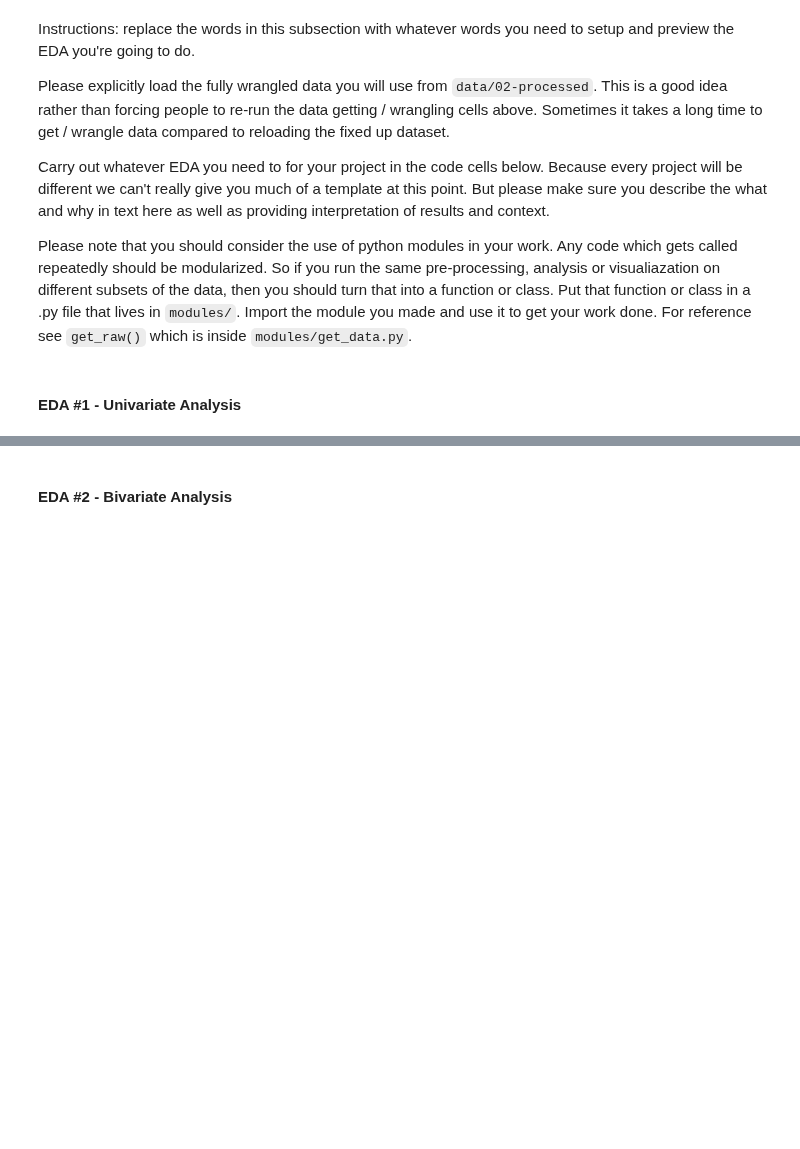
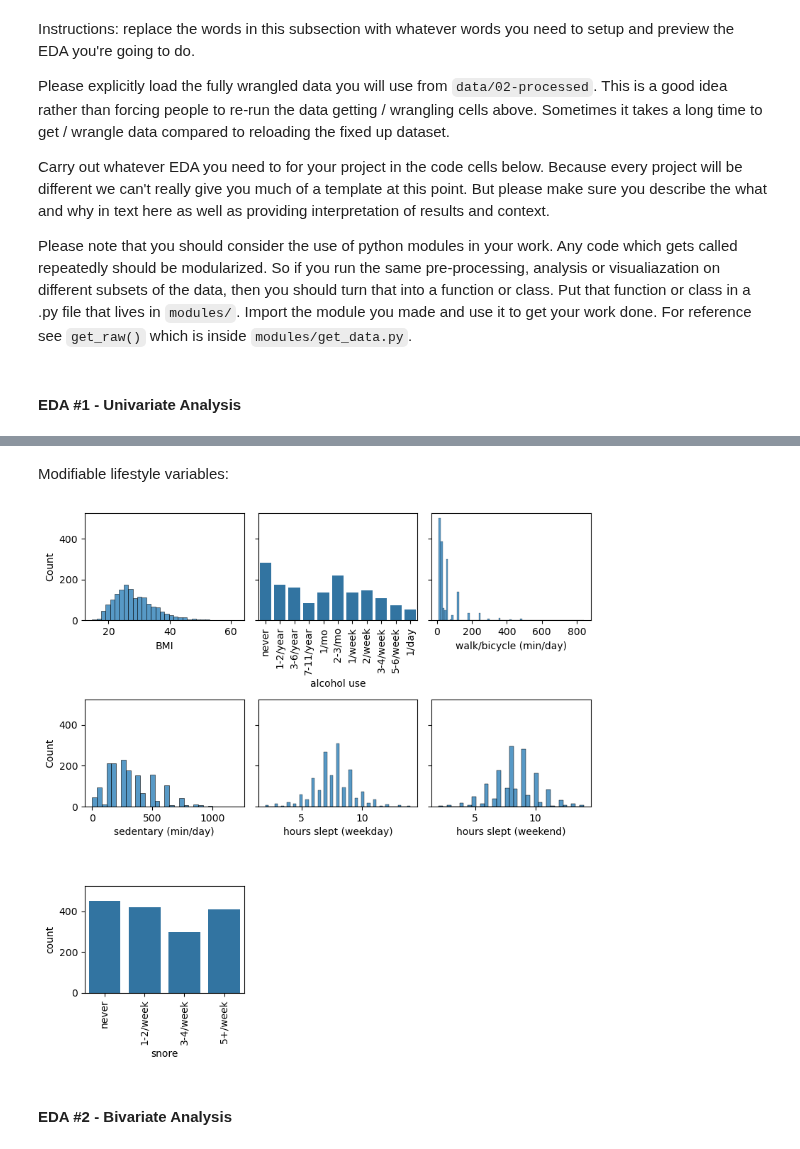
Before and after one commit to COGS108/Group092_WI26, a Jupyter notebook: 02-EDACheckpoint.ipynb, the cells around one changed output, grey strips where cells are left out. Saved outputs shown, nothing was run; the diff lists cells and outputs as text; code cells hidden in the pictures; blank space fills up the shorter version.

```diff
--- a/02-EDACheckpoint.ipynb
+++ b/02-EDACheckpoint.ipynb
@@ -304,3 +358,34 @@ Some more words and stuff.  Remember notebooks work best if you interleave the c
+# %% [markdown]
+Modifiable lifestyle variables:
+# %%
+# 3 rows and 3 columns, 8x8 inches, share same y-axis scale
+fig, ax = plt.subplots(nrows = 3, ncols = 3, figsize = (8, 8), sharey = True)
+
+# Plot BMI
+sns.histplot(df, x = 'BMI', ax = ax[0, 0])
+# Plot alcohol use
+sns.countplot(df, x = 'alcohol use', ax = ax[0, 1])
+ax[0, 1].tick_params(axis='x', rotation=90)
+# Plot walk/bicycle (min/day)
+sns.histplot(df, x = 'walk/bicycle (min/day)', ax = ax[0, 2])
+# Plot sedentary (min/day)
+sns.histplot(df, x = 'sedentary (min/day)', ax = ax[1, 0])
+# Plot hours slept (weekday)
+sns.histplot(df, x = 'hours slept (weekday)', ax = ax[1, 1])
+# Plot hours slept (weekend)
+sns.histplot(df, x = 'hours slept (weekend)', ax = ax[1, 2])
+# Plot snore
+sns.countplot(df, x = 'snore', ax = ax[2, 0])
+ax[2, 0].tick_params(axis='x', rotation=90)
+
+# Hide unused plots
+ax[2, 1].set_visible(False)
+ax[2, 2].set_visible(False)
+
+# Prevent overlap
+plt.tight_layout()
+# %% [output]
+[figure, added]
 # %% [markdown]
 #### EDA #2 - Bivariate Analysis
 # %% [markdown]
```
Also changed, not shown: parts of 8 cells of this notebook, 1 other file.
